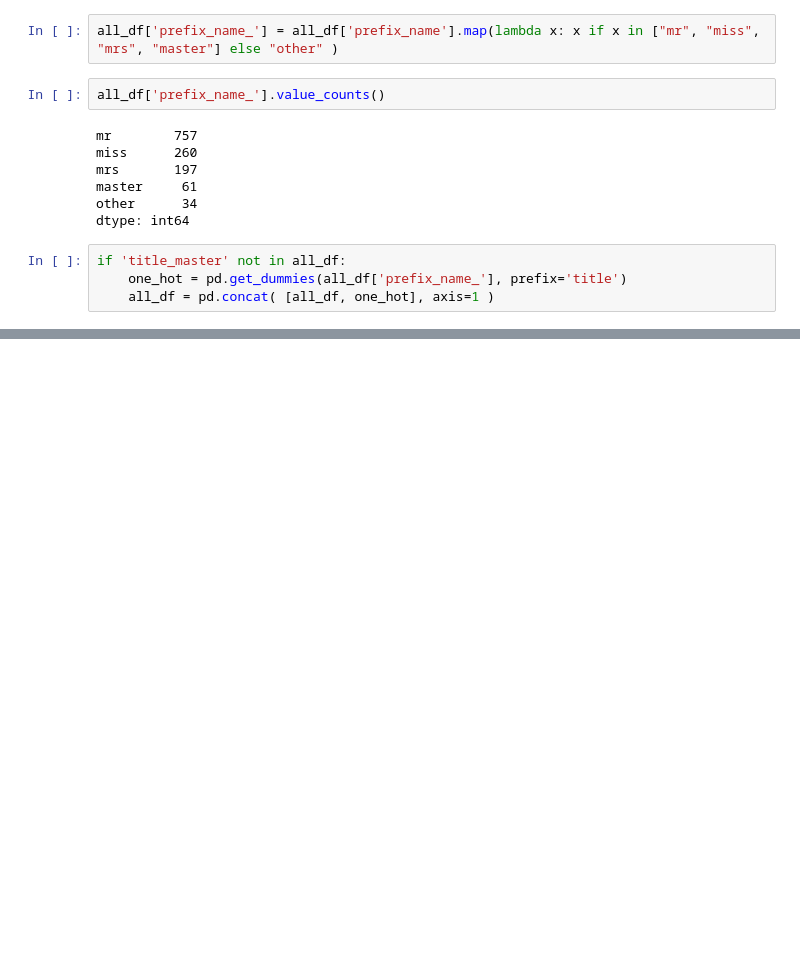
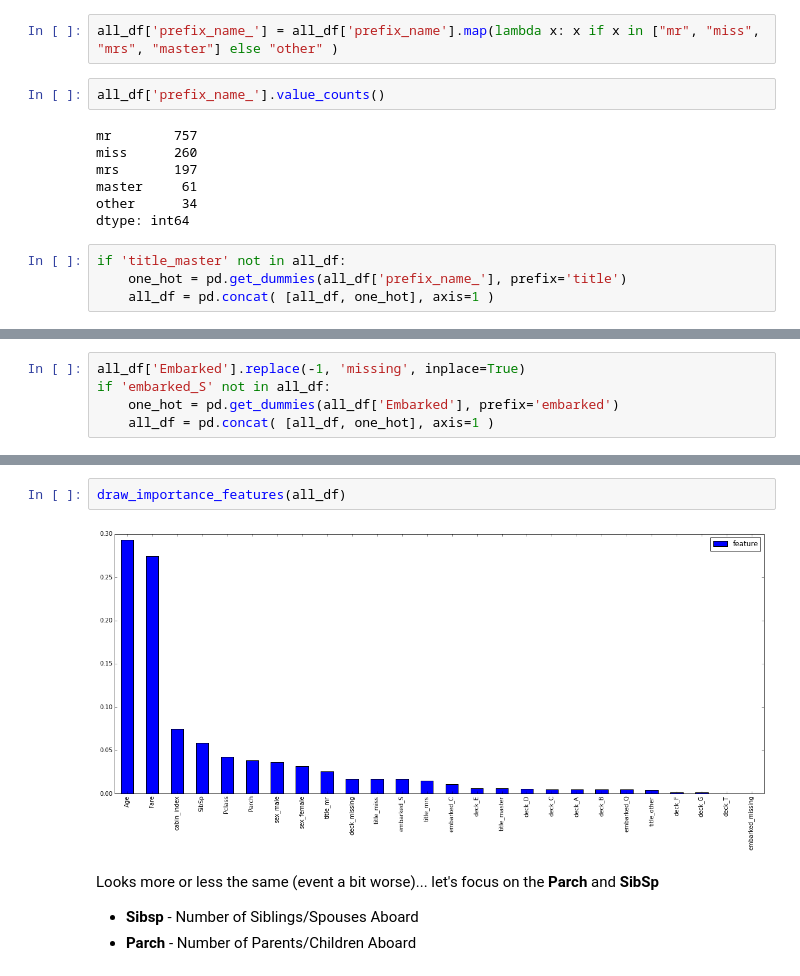
Before and after one commit to dataworkshop/titanic, a Jupyter notebook: vladimir/src/Titanic.ipynb, the cells around one changed output, grey strips where cells are left out. Cells and saved outputs as stored; diff of their text form; blank space fills up the shorter version.

```diff
--- a/vladimir/src/Titanic.ipynb
+++ b/vladimir/src/Titanic.ipynb
@@ -197,0 +261,5 @@ The result looks better than previous one (**0.772** vs **0.807**).
+# %%
+all_df['Embarked'].replace(-1, 'missing', inplace=True)
+if 'embarked_S' not in all_df:
+    one_hot = pd.get_dummies(all_df['Embarked'], prefix='embarked')
+    all_df = pd.concat( [all_df, one_hot], axis=1 )
@@ -197,0 +272,9 @@ The result looks better than previous one (**0.772** vs **0.807**).
+# %%
+draw_importance_features(all_df)
+# %% [output]
+[figure, added]
+# %% [markdown]
+Looks more or less the same (event a bit worse)... let's focus on the **Parch** and **SibSp**
+
+* **Sibsp** - Number of Siblings/Spouses Aboard
+* **Parch** - Number of Parents/Children Aboard
```
Also changed, not shown: parts of 36 cells of this notebook.
